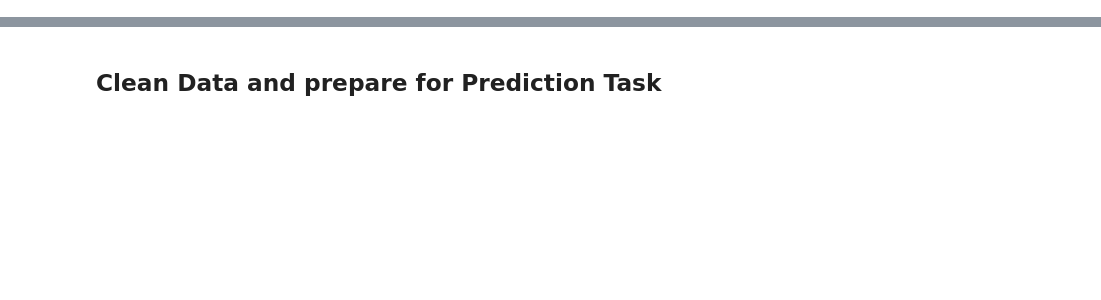
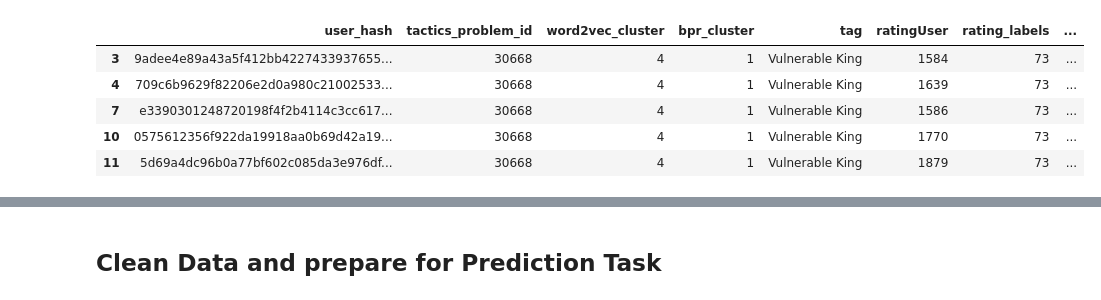
Before and after one commit to CSSLab/chess_dim_skill, a Jupyter notebook: src/PredDatasetCreation.ipynb, the cells around one changed output, grey strips where cells are left out. Saved outputs shown, nothing was run; the diff lists cells and outputs as text; code cells hidden in the pictures; blank space fills up the shorter version.

```diff
--- a/src/PredDatasetCreation.ipynb
+++ b/src/PredDatasetCreation.ipynb
@@ -106,0 +199,9 @@ for user in tqdm(users):
+# %%
+attempts.head()
+# %% [output]
+|  | user_hash | tactics_problem_id | word2vec_cluster | bpr_cluster | tag | ratingUser | rating_labels | ... |
+| 3 | 9adee4e89a43a5f412bb4227433937655... | 30668 | 4 | 1 | Vulnerable King | 1584 | 73 | ... |
+| 4 | 709c6b9629f82206e2d0a980c21002533... | 30668 | 4 | 1 | Vulnerable King | 1639 | 73 | ... |
+| 7 | e3390301248720198f4f2b4114c3cc617... | 30668 | 4 | 1 | Vulnerable King | 1586 | 73 | ... |
+| 10 | 0575612356f922da19918aa0b69d42a19... | 30668 | 4 | 1 | Vulnerable King | 1770 | 73 | ... |
+| 11 | 5d69a4dc96b0a77bf602c085da3e976df... | 30668 | 4 | 1 | Vulnerable King | 1879 | 73 | ... |
```
Also changed, not shown: parts of 45 cells of this notebook.
